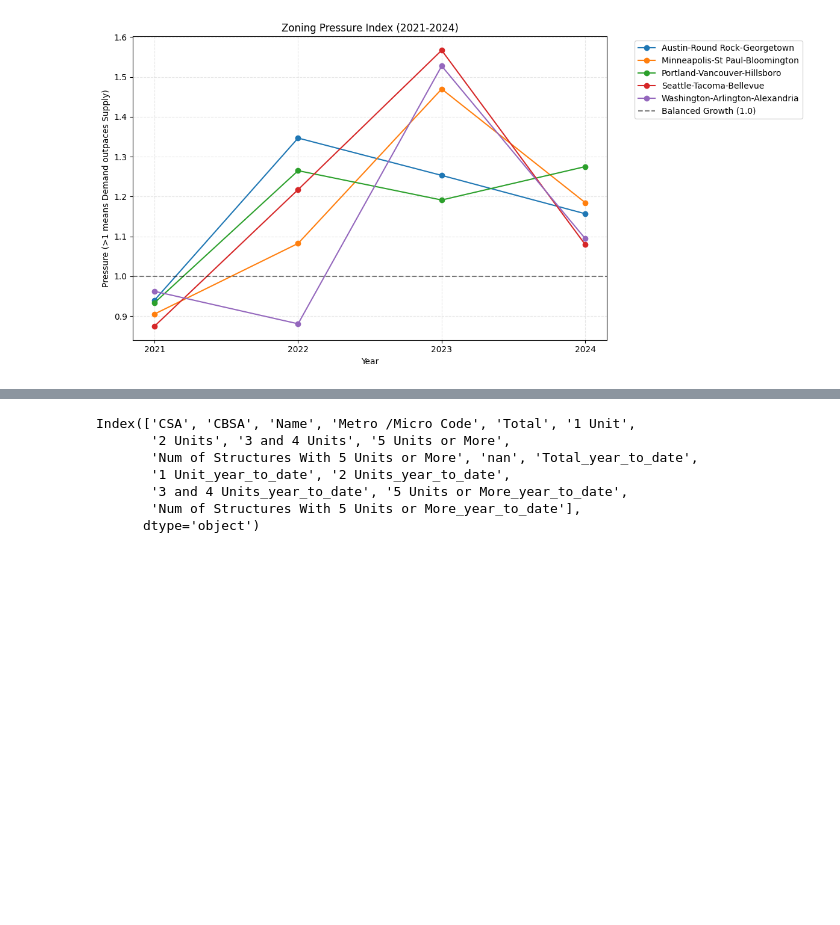
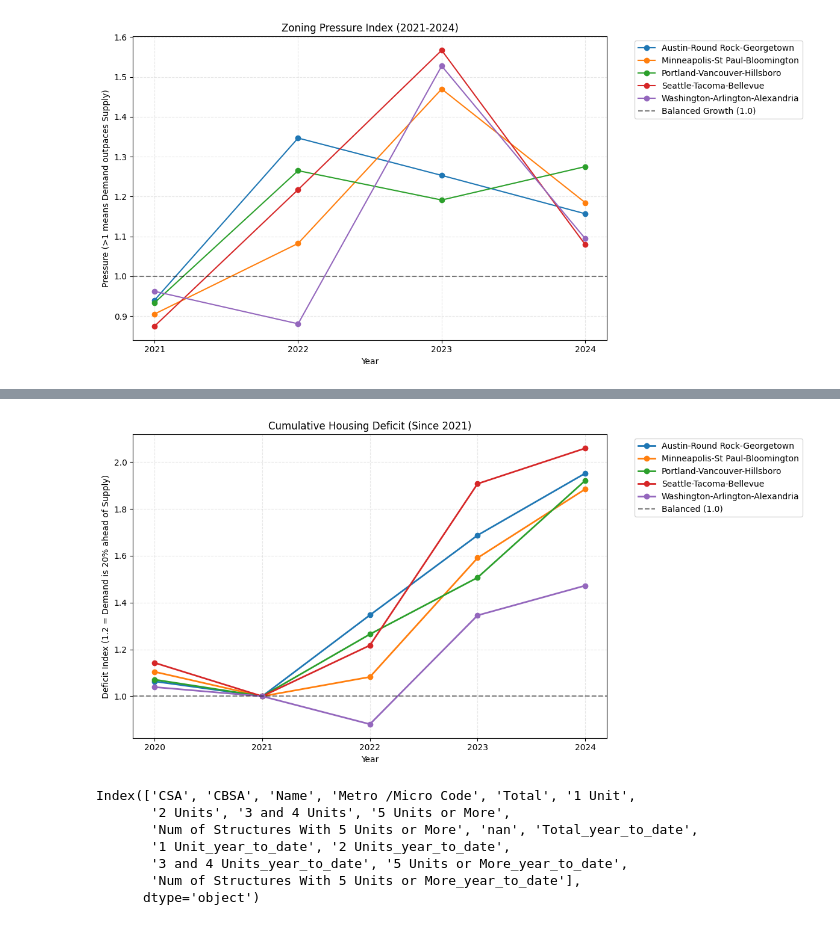
Before and after one commit to kangaseric4152-max/bls-census-housing-analysis, a Jupyter notebook: scripts/housing.ipynb, the cells around one changed output, grey strips where cells are left out. Drawn from its saved outputs; the diff is of its cells as text; code cells hidden in the pictures; blank space fills up the shorter version.

Commit message:
added cumulative chart.

```diff
--- a/scripts/housing.ipynb
+++ b/scripts/housing.ipynb
@@ -263,3 +311,27 @@ Matplotlib is building the font cache; this may take a moment.
+# %%
+import matplotlib.pyplot as plt
+
+# Pivot for plotting
+pivot_gap = cumulative_df.pivot(index='Year', columns='Area', values='Structural_Gap')
+
+plt.figure(figsize=(12, 6))
+
+# Plot lines
+for column in pivot_gap.columns:
+    plt.plot(pivot_gap.index, pivot_gap[column], marker='o', linewidth=2, label=column)
+
+# Add Reference Line (1.0 = Supply keeping up with Demand)
+plt.axhline(y=1.0, color='black', linestyle='--', alpha=0.5, label='Balanced (1.0)')
+
+plt.title('Cumulative Housing Deficit (Since 2021)')
+plt.ylabel('Deficit Index (1.2 = Demand is 20% ahead of Supply)')
+plt.xlabel('Year')
+plt.legend(bbox_to_anchor=(1.05, 1), loc='upper left')
+plt.grid(True, linestyle='--', alpha=0.3)
+plt.tight_layout()
+plt.show()
+# %% [output]
+[figure, added]
 # %%
 # Load cleaned CBSA CSV from cache instead of manual XLS parsing
 from bls_housing.census_cache import load_cbsa_df
```
Also changed, not shown: parts of 1 cell of this notebook.
